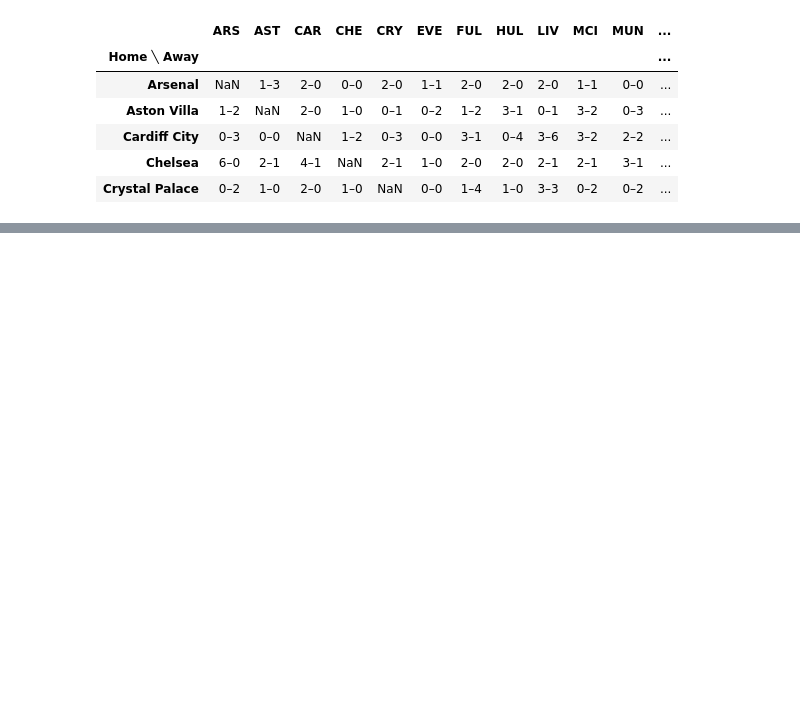
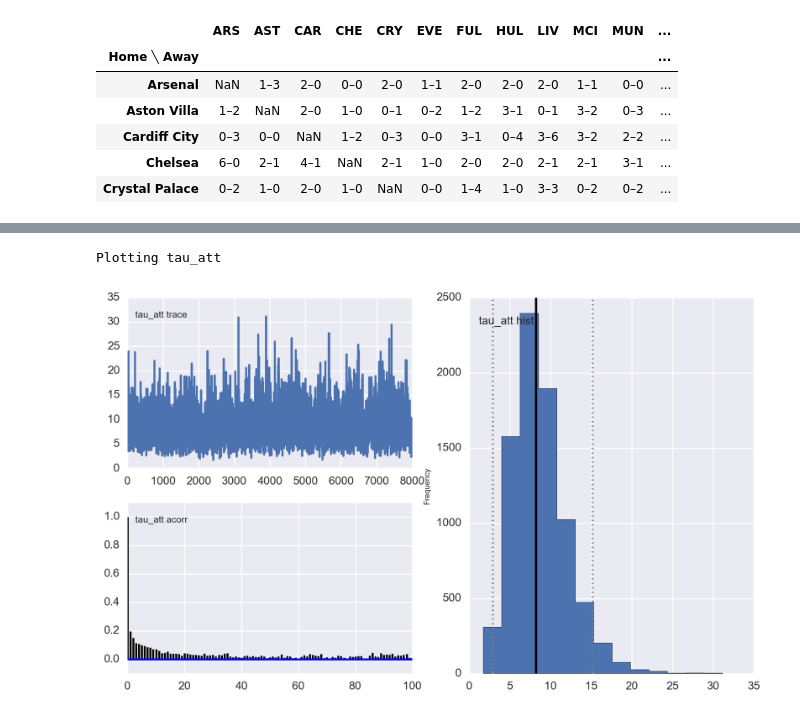
Before and after one commit to edgargalvan/ff, a Jupyter notebook: model/hier_bayes_soccer.ipynb, the cells around one changed output, grey strips where cells are left out. Cells and saved outputs as stored; diff of their text form; code cells hidden in the pictures; blank space fills up the shorter version.

```diff
--- a/model/hier_bayes_soccer.ipynb
+++ b/model/hier_bayes_soccer.ipynb
@@ -72,0 +171,5 @@ KeyError: 'i_away'
+# %%
+pymc.Matplot.plot(tau_att)
+# %% [output]
+Plotting tau_att
+[figure, added]
```
Also changed, not shown: parts of 10 cells of this notebook, 4 other files.
